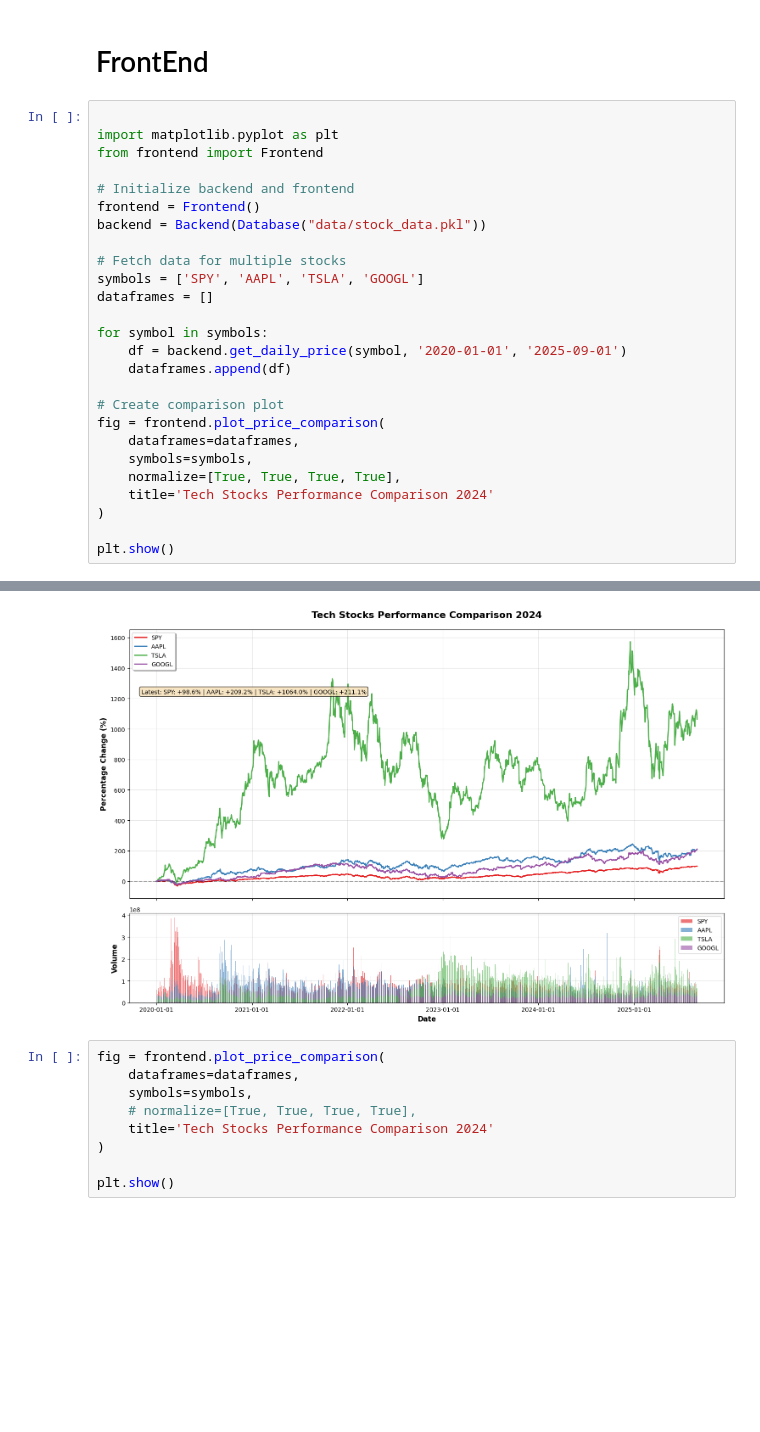
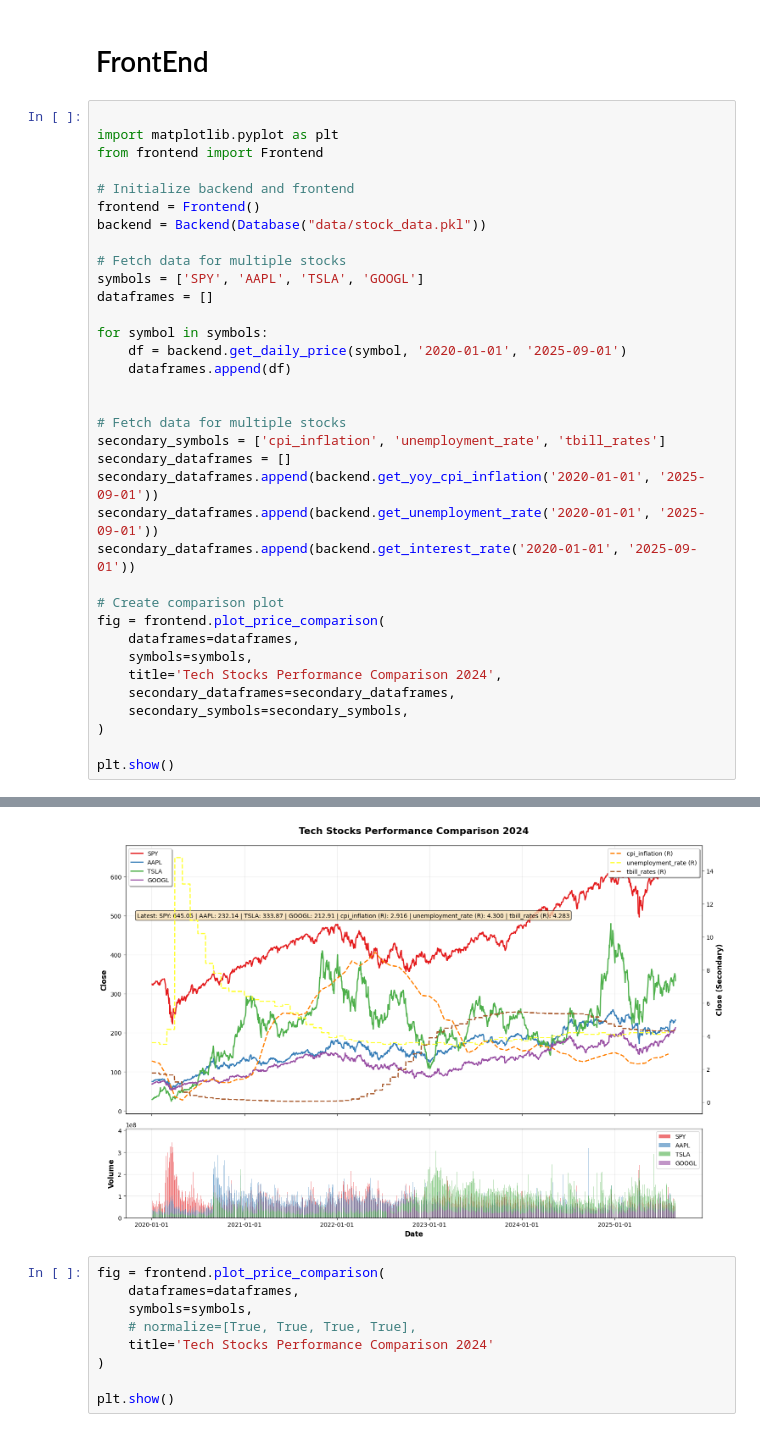
Before and after one commit to farrellsc/StockAnalysis, a Jupyter notebook: playground.ipynb, the cells around one changed output, grey strips where cells are left out. Cells and saved outputs as stored; diff of their text form; blank space fills up the shorter version.

```diff
--- a/playground.ipynb
+++ b/playground.ipynb
@@ -304,12 +304,21 @@ for symbol in symbols:
     df = backend.get_daily_price(symbol, '2020-01-01', '2025-09-01')
     dataframes.append(df)
 
+
+# Fetch data for multiple stocks
+secondary_symbols = ['cpi_inflation', 'unemployment_rate', 'tbill_rates']
+secondary_dataframes = []
+secondary_dataframes.append(backend.get_yoy_cpi_inflation('2020-01-01', '2025-09-01'))
+secondary_dataframes.append(backend.get_unemployment_rate('2020-01-01', '2025-09-01'))
+secondary_dataframes.append(backend.get_interest_rate('2020-01-01', '2025-09-01'))
+
 # Create comparison plot
 fig = frontend.plot_price_comparison(
     dataframes=dataframes,
     symbols=symbols,
-    normalize=[True, True, True, True],
-    title='Tech Stocks Performance Comparison 2024'
+    title='Tech Stocks Performance Comparison 2024',
+    secondary_dataframes=secondary_dataframes,
+    secondary_symbols=secondary_symbols,
 )
 
 plt.show()
@@ -332,6 +341,6 @@ AAPL True
 💡 Hover over the lines to see detailed information
 💡 Use plt.show() to display the plot when ready
-[figure, old version]
+[figure, new version]
 # %%
 fig = frontend.plot_price_comparison(
     dataframes=dataframes,
```
Also changed, not shown: parts of 2 cells of this notebook, 2 other files.
